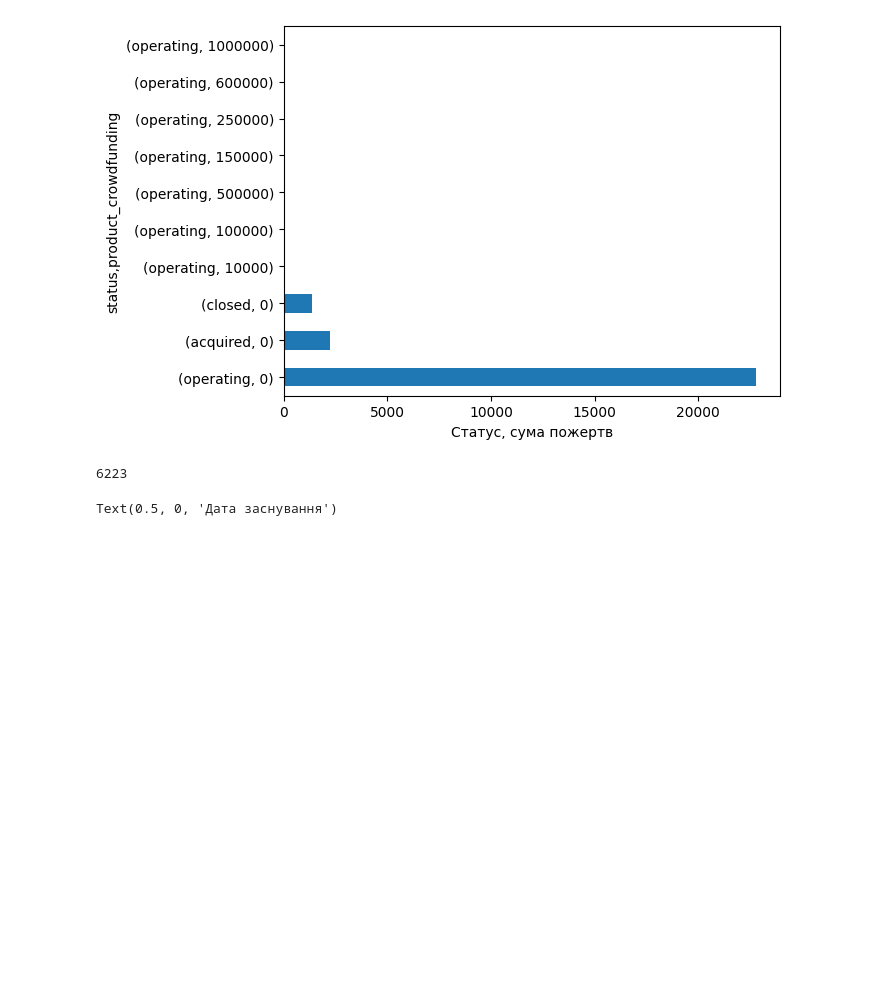
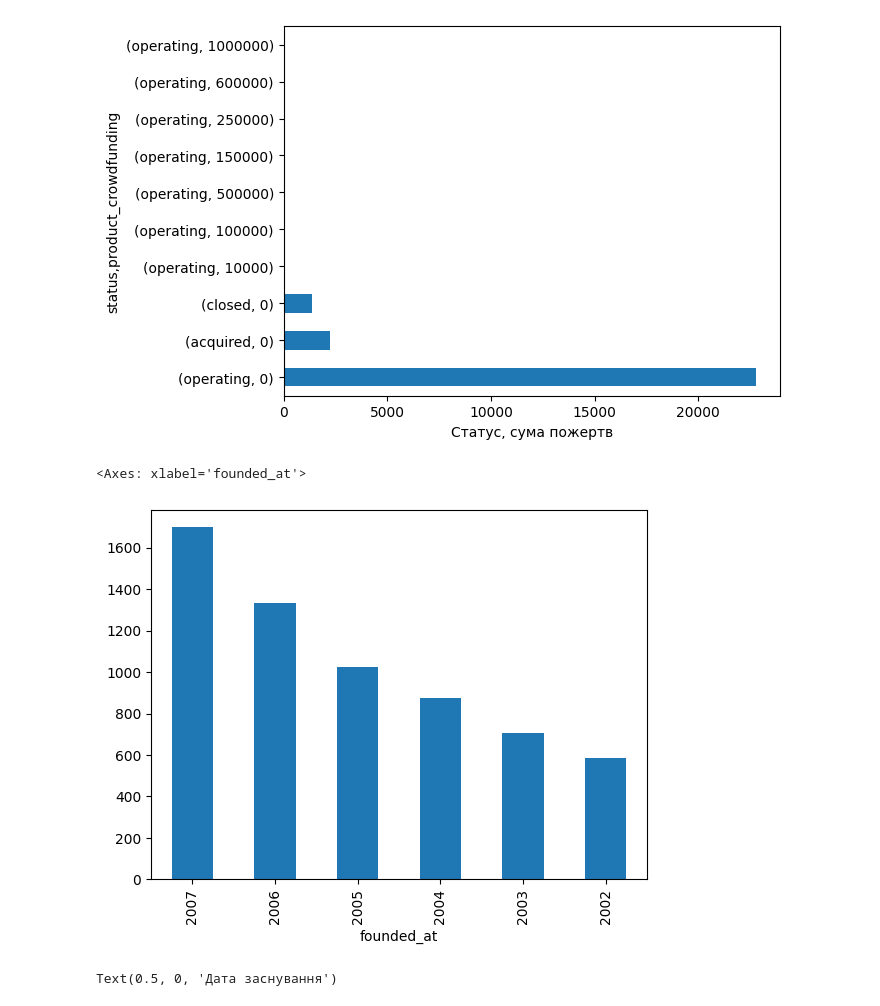
Before and after one commit to andriyshykoryak/Starup, a Jupyter notebook: case.ipynb, the cells around one changed output. Saved outputs shown, nothing was run; the diff lists cells and outputs as text; code cells hidden in the pictures; blank space fills up the shorter version.

```diff
--- a/case.ipynb
+++ b/case.ipynb
@@ -141,15 +141,16 @@ df['founded_at']=df['founded_at'].apply(clean_date)
 # %%
 
 
 
 df[(df['founded_at']=='2007')
    | (df['founded_at']=='2006')
      | (df['founded_at']=='2005')
      | (df['founded_at']=='2004')
      | (df['founded_at']=='2003')
-     |(df['founded_at']=='2002')  ]['founded_at'].value_counts().nlargest(6).sum()
+     |(df['founded_at']=='2002')  ]['founded_at'].value_counts().nlargest(6).plot(kind='bar')
 # %% [output]
-6223
+<Axes: xlabel='founded_at'>
+[figure, added]
 # %%
 df['founded_at'].value_counts().nlargest(15).plot(kind='pie').set_xlabel('Дата заснування')
 # %% [output]
```
Also changed, not shown: parts of 1 cell of this notebook, 5 other files.
